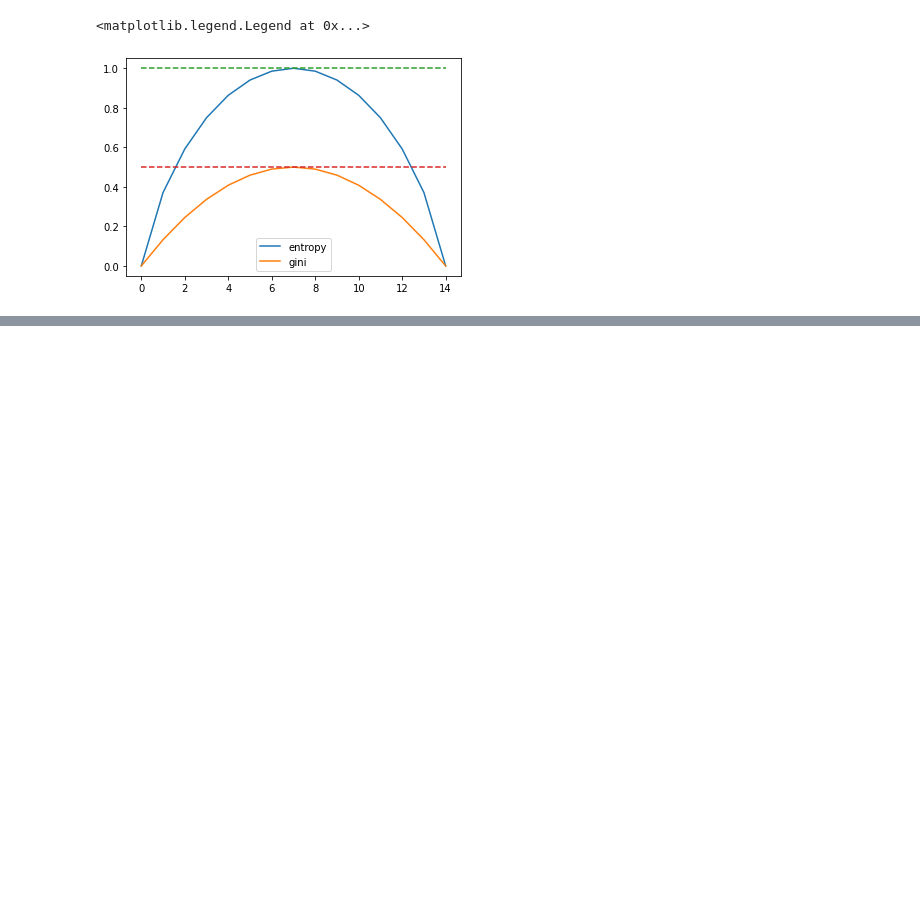
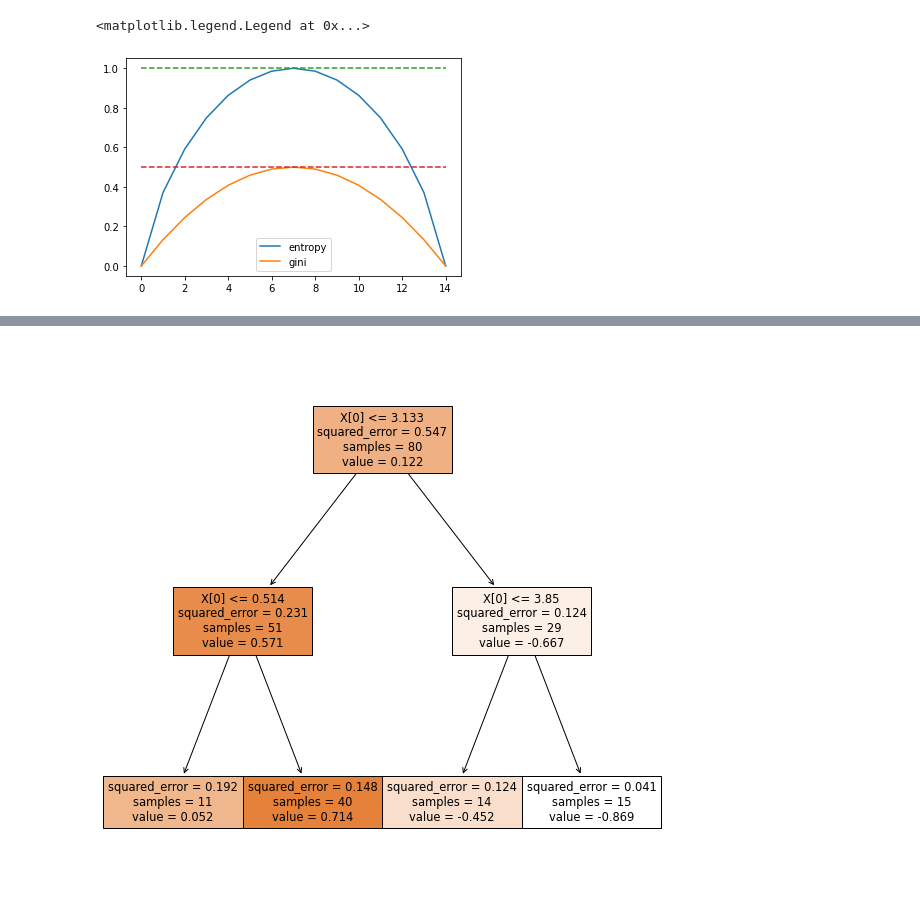
Before and after one commit to Pepcoders/Data-Science-March, a Jupyter notebook: Decision_Tree/Decision_Tree.ipynb, the cells around one changed output, grey strips where cells are left out. Cells and saved outputs as stored; diff of their text form; code cells hidden in the pictures; blank space fills up the shorter version.

```diff
--- a/Decision_Tree/Decision_Tree.ipynb
+++ b/Decision_Tree/Decision_Tree.ipynb
@@ -269,0 +322,8 @@ plt.legend()
+# %%
+from sklearn import tree
+plt.figure(figsize = (10, 10))
+
+tree.plot_tree(regr_1, filled = True)
+plt.show()
+# %% [output]
+[figure, added]
```
Also changed, not shown: parts of 11 cells of this notebook.
